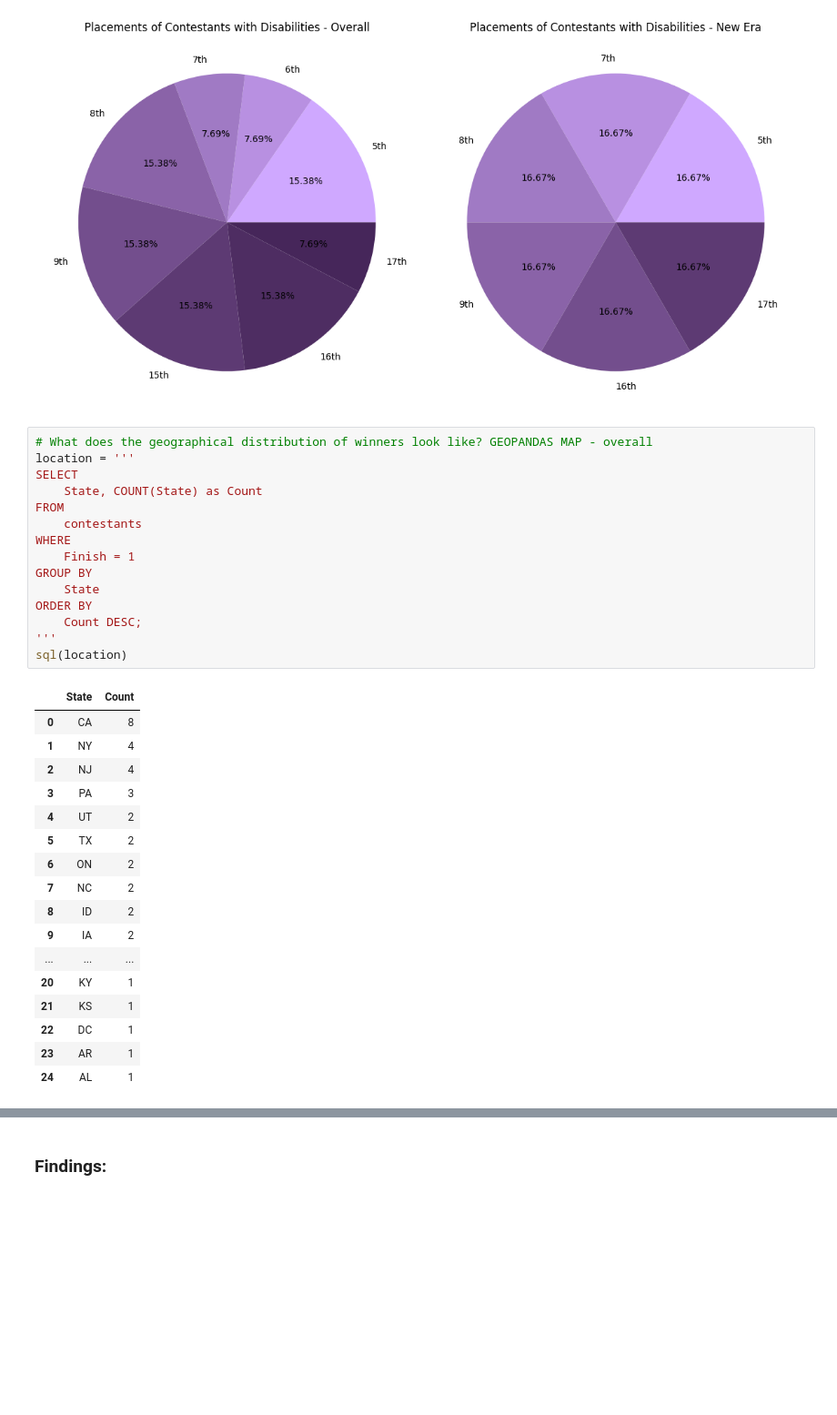
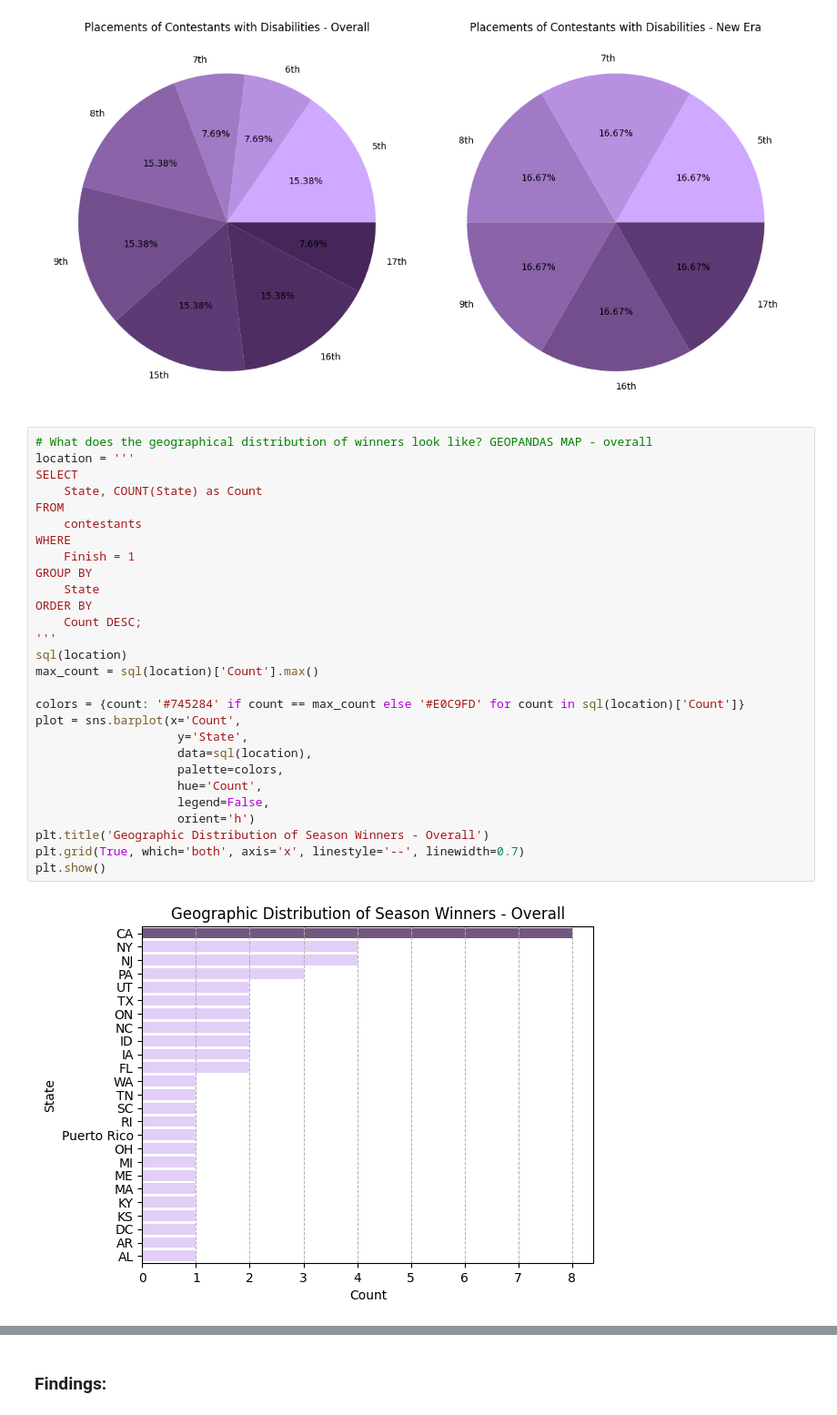
Before and after one commit to jubilbee/Survivor_EDA, a Jupyter notebook: Survivor_EDA.ipynb, the cells around one changed output, grey strips where cells are left out. Shown: that part at 91% size. Cells and saved outputs as stored; diff of their text form; blank space fills up the shorter version.

Commit message:
Added Geographic Distribution of Season Winners bar graph

```diff
--- a/Survivor_EDA.ipynb
+++ b/Survivor_EDA.ipynb
@@ -975,33 +975,30 @@ plt.show()
 # %%
 # What does the geographical distribution of winners look like? GEOPANDAS MAP - overall
 location = '''
 SELECT
     State, COUNT(State) as Count
 FROM
     contestants
 WHERE
     Finish = 1
 GROUP BY
     State
 ORDER BY
     Count DESC;
 '''
 sql(location)
+max_count = sql(location)['Count'].max()
+
+colors = {count: '#745284' if count == max_count else '#E0C9FD' for count in sql(location)['Count']}
+plot = sns.barplot(x='Count',
+                    y='State',
+                    data=sql(location),
+                    palette=colors,
+                    hue='Count',
+                    legend=False,
+                    orient='h')
+plt.title('Geographic Distribution of Season Winners - Overall')
+plt.grid(True, which='both', axis='x', linestyle='--', linewidth=0.7)
+plt.show()
 # %% [output]
-|  | State | Count |
-| 0 | CA | 8 |
-| 1 | NY | 4 |
-| 2 | NJ | 4 |
-| 3 | PA | 3 |
-| 4 | UT | 2 |
-| 5 | TX | 2 |
-| 6 | ON | 2 |
-| 7 | NC | 2 |
-| 8 | ID | 2 |
-| 9 | IA | 2 |
-| ... | ... | ... |
-| 20 | KY | 1 |
-| 21 | KS | 1 |
-| 22 | DC | 1 |
-| 23 | AR | 1 |
-| 24 | AL | 1 |
+[figure, added]
```
Also changed, not shown: parts of 3 cells of this notebook, 1 other file.
